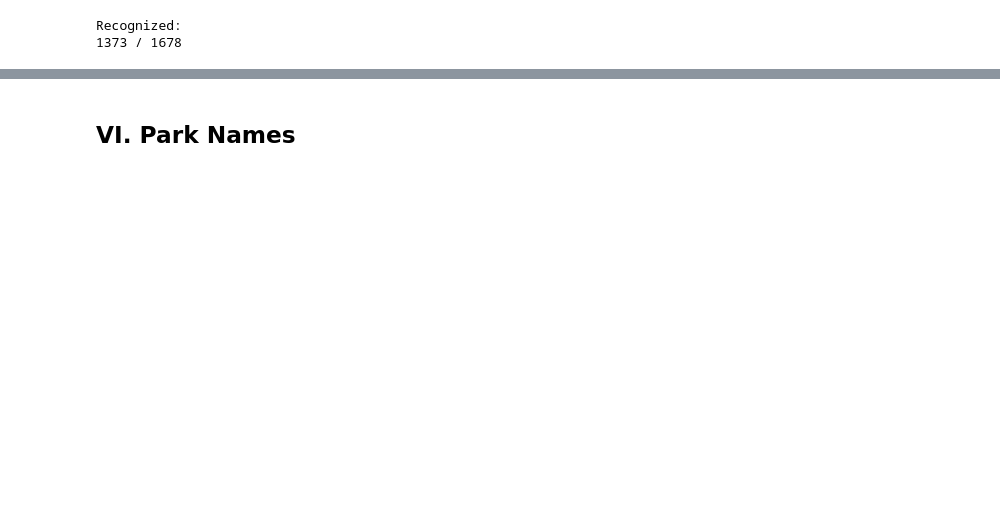
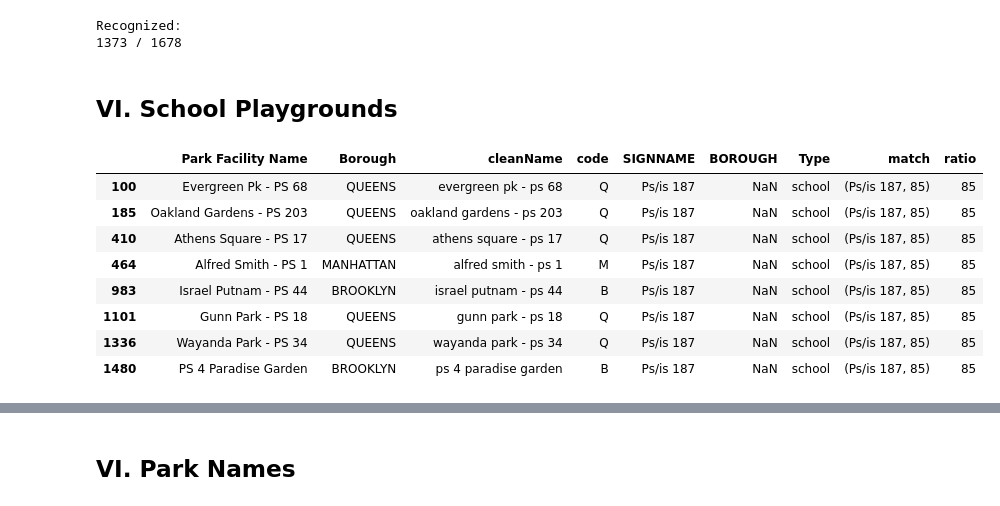
Before and after one commit to gdobler/parqa, a Jupyter notebook: 311/ONTOLOGY/Ontology2.0.ipynb, the cells around one changed output, grey strips where cells are left out. Cells and saved outputs as stored; diff of their text form; code cells hidden in the pictures; blank space fills up the shorter version.

```diff
--- a/311/ONTOLOGY/Ontology2.0.ipynb
+++ b/311/ONTOLOGY/Ontology2.0.ipynb
@@ -127,7 +130,8 @@ def empiric(x):
                'pelham bay park':'pelham bay park',
                'kissena park': 'kissena park',
                'asser levy': 'asser levy park',
-               'highland park':'highland park'
+               'highland park':'highland park',
+               'bronx park':'bronx park'
                 }
 
 
@@ -286,3 +290,5 @@ print len(cParksMatched[pd.notnull(cParksMatched.SIGNNAME)]), '/', len(cParksMat
 # %% [output]
 Recognized:
 1373 / 1678
+# %% [markdown]
+## VI. School Playgrounds
@@ -288,0 +297,7 @@ Recognized:
+# %%
+cParksMatched.ix[pd.isnull(cParksMatched.SIGNNAME) & cParksMatched.cleanName.str.contains('ps '), 'Type'] = 'school'
+# cParksMatched[pd.isnull(cParksMatched.SIGNNAME) & cParksMatched.cleanName.str.contains('ps')]
+# cParksMatched[cParksMatched.cleanName.str.contains('ps')]
+# %%
+cParksMatched.ix[cParksMatched.Type=='school', 'match'] = \
+cParksMatched.ix[cParksMatched.Type=='school', 'cleanName'].apply(lambda x: process.extractOne(x, schools))
@@ -288,0 +310,12 @@ Recognized:
+# %%
+cParksMatched[cParksMatched.Type=='school']
+# %% [output]
+|  | Park Facility Name | Borough | cleanName | code | SIGNNAME | BOROUGH | Type | match | ratio |
+| 100 | Evergreen Pk - PS 68 | QUEENS | evergreen pk - ps 68 | Q | Ps/is 187 | NaN | school | (Ps/is 187, 85) | 85 |
+| 185 | Oakland Gardens - PS 203 | QUEENS | oakland gardens - ps 203 | Q | Ps/is 187 | NaN | school | (Ps/is 187, 85) | 85 |
+| 410 | Athens Square - PS 17 | QUEENS | athens square - ps 17 | Q | Ps/is 187 | NaN | school | (Ps/is 187, 85) | 85 |
+| 464 | Alfred Smith - PS 1 | MANHATTAN | alfred smith - ps 1 | M | Ps/is 187 | NaN | school | (Ps/is 187, 85) | 85 |
+| 983 | Israel Putnam - PS 44 | BROOKLYN | israel putnam - ps 44 | B | Ps/is 187 | NaN | school | (Ps/is 187, 85) | 85 |
+| 1101 | Gunn Park - PS 18 | QUEENS | gunn park - ps 18 | Q | Ps/is 187 | NaN | school | (Ps/is 187, 85) | 85 |
+| 1336 | Wayanda Park - PS 34 | QUEENS | wayanda park - ps 34 | Q | Ps/is 187 | NaN | school | (Ps/is 187, 85) | 85 |
+| 1480 | PS 4 Paradise Garden | BROOKLYN | ps 4 paradise garden | B | Ps/is 187 | NaN | school | (Ps/is 187, 85) | 85 |
```
Also changed, not shown: parts of 12 cells of this notebook, 2 other files.
